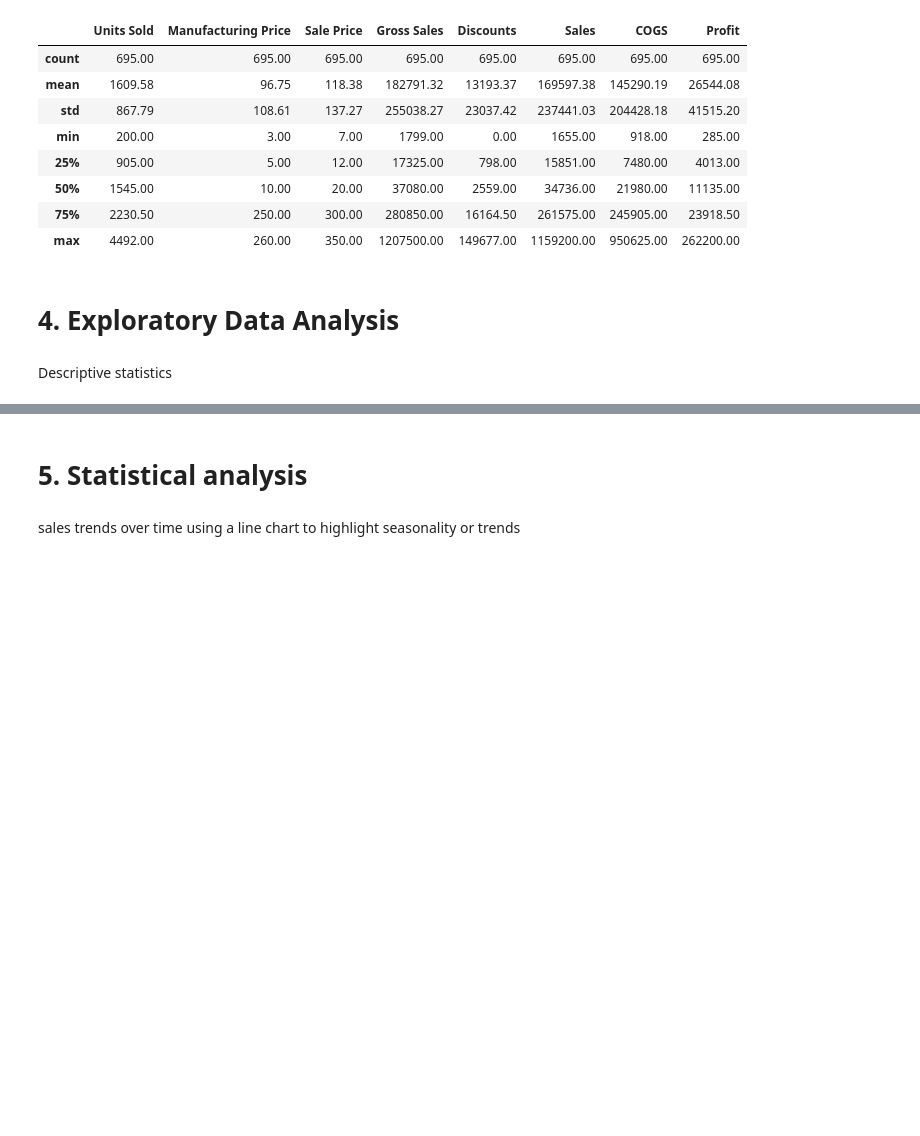
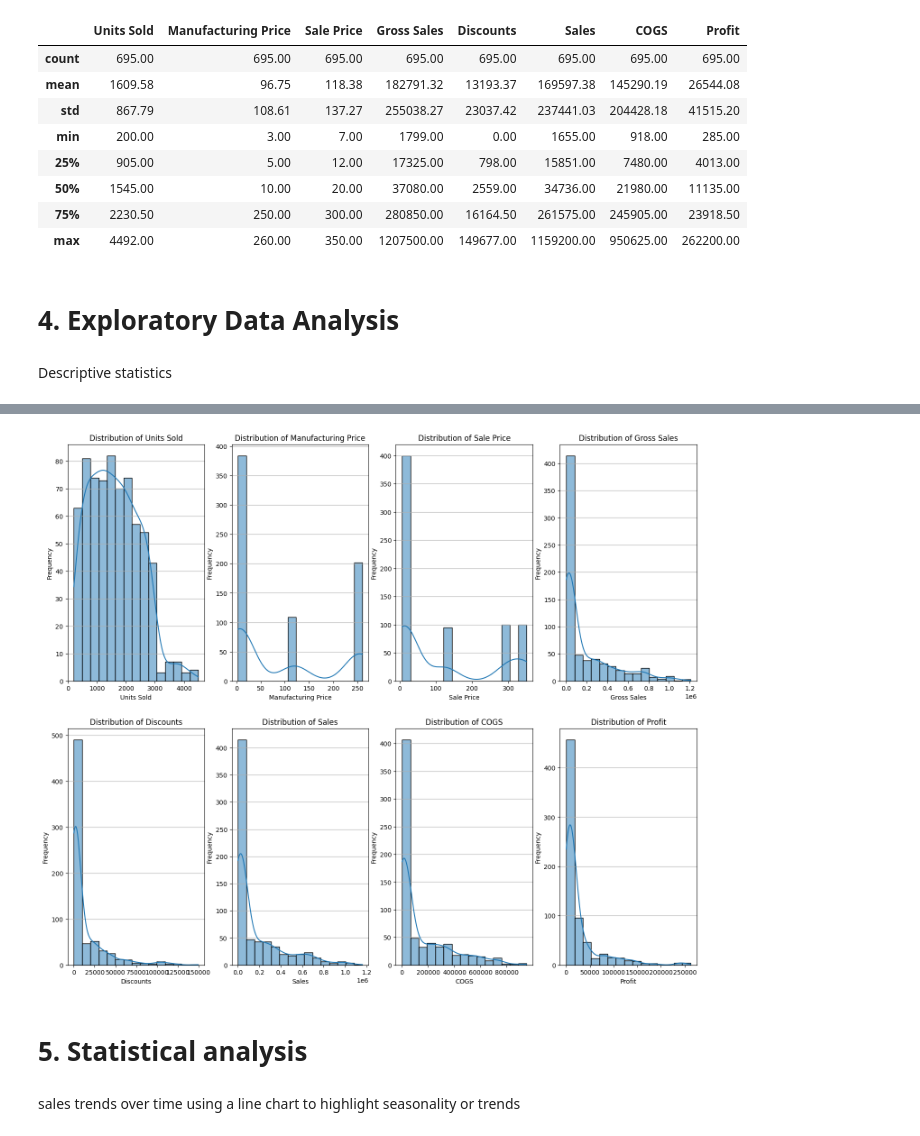
Before and after one commit to MatteoZanarini/FinalProject, a Jupyter notebook: finalProject.ipynb, the cells around one changed output, grey strips where cells are left out. Drawn from its saved outputs; the diff is of its cells as text; code cells hidden in the pictures; blank space fills up the shorter version.

```diff
--- a/finalProject.ipynb
+++ b/finalProject.ipynb
@@ -257,3 +351,16 @@ import matplotlib.pyplot as plt
+# %%
+fig, axes = plt.subplots(2, 4, figsize=(18, 15))
+axes = axes.ravel()
+
+# histogram and distribution of the quantitativa vars
+for i, col in enumerate(numerical_columns):
+    sns.histplot(df[col], kde=True, bins=15, ax=axes[i])  # Specifica l'asse
+    axes[i].set_title(f'Distribution of {col}')
+    axes[i].set_xlabel(col)
+    axes[i].set_ylabel('Frequency')
+    axes[i].grid(axis='y')
+# %% [output]
+[figure, added]
 # %% [markdown]
 # 5. Statistical analysis
 # %% [markdown]
```
Also changed, not shown: parts of 12 cells of this notebook.
